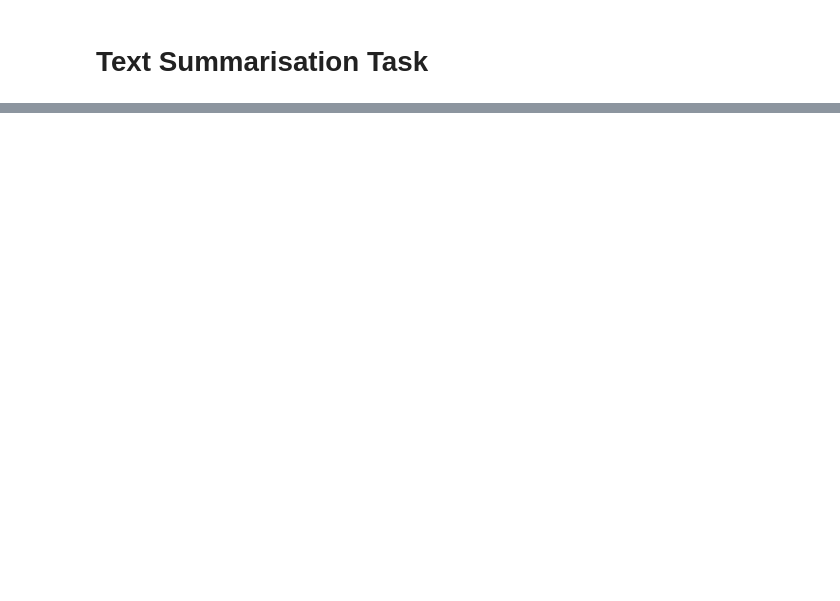
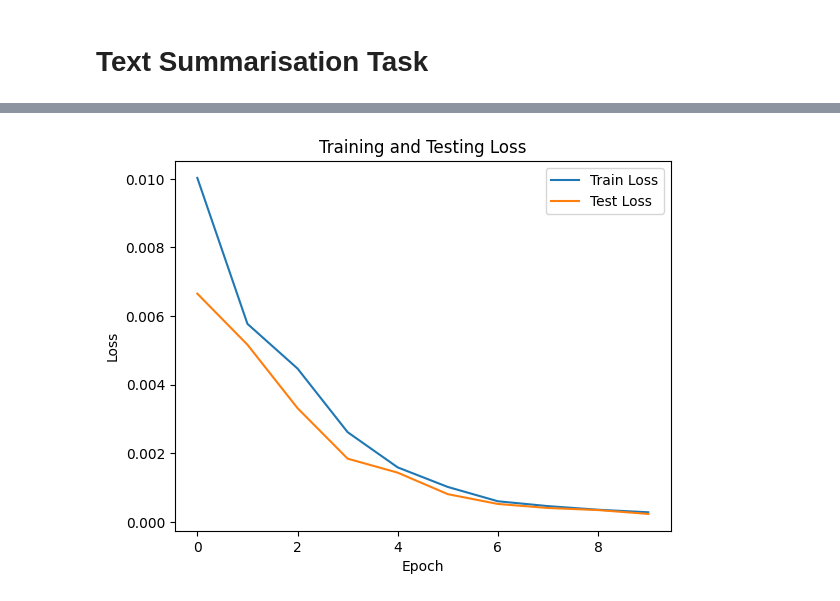
Before and after one commit to Supermjork/Text_Classification_Modelling, a Jupyter notebook: notebooks/RNN.ipynb, the cells around one changed output, grey strips where cells are left out. Drawn from its saved outputs; the diff is of its cells as text; code cells hidden in the pictures; blank space fills up the shorter version.

```diff
--- a/notebooks/RNN.ipynb
+++ b/notebooks/RNN.ipynb
@@ -452,0 +547,3 @@ plt.show()
+# %%
+train_data_x, test_data_x, train_data_y, test_data_y = train_test_split(data_embeded['text'], data_embeded['headline'],
+                                         test_size=0.2, random_state=42)
@@ -452,0 +601,34 @@ plt.show()
+# %%
+train_losses = []
+test_losses = []
+
+for epoch in range(epochs):
+    # Training Phase
+    rnn_model_summariser.train()
+    epoch_train_loss = 0
+    for inputs, targets in train_loader:
+        inputs, targets = inputs.to(device), targets.to(device)
+
+        optimizer.zero_grad()
+        outputs = rnn_model_summariser(inputs)
+        loss = criterion(outputs, targets)
+        loss.backward()
+        optimizer.step()
+
+        epoch_train_loss += loss.item()
+
+    train_losses.append(epoch_train_loss / len(train_loader))
+
+    # Evaluation Phase
+    rnn_model_summariser.eval()
+    epoch_test_loss = 0
+    with torch.no_grad():
+        for inputs, targets in test_loader:
+            inputs, targets = inputs.to(device), targets.to(device)
+            outputs = rnn_model_summariser(inputs)
+            loss = criterion(outputs, targets)
+            epoch_test_loss += loss.item()
+
+    test_losses.append(epoch_test_loss / len(test_loader))
+
+    print(f"Epoch {epoch + 1}/{epochs}, Train Loss: {train_losses[-1]:.4f}, Test Loss: {test_losses[-1]:.4f}")
@@ -452,0 +646,10 @@ plt.show()
+# %%
+plt.plot(train_losses, label="Train Loss")
+plt.plot(test_losses, label="Test Loss")
+plt.title("Training and Testing Loss")
+plt.xlabel("Epoch")
+plt.ylabel("Loss")
+plt.legend()
+plt.show()
+# %% [output]
+[figure, added]
```
Also changed, not shown: parts of 18 cells of this notebook, 3 other files.
